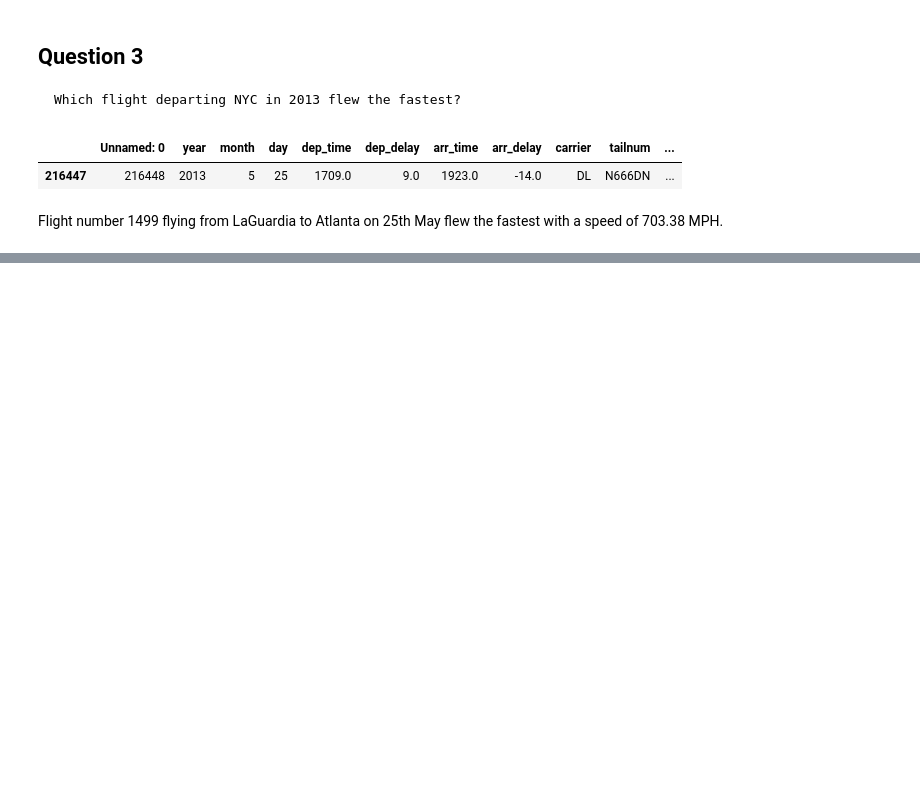
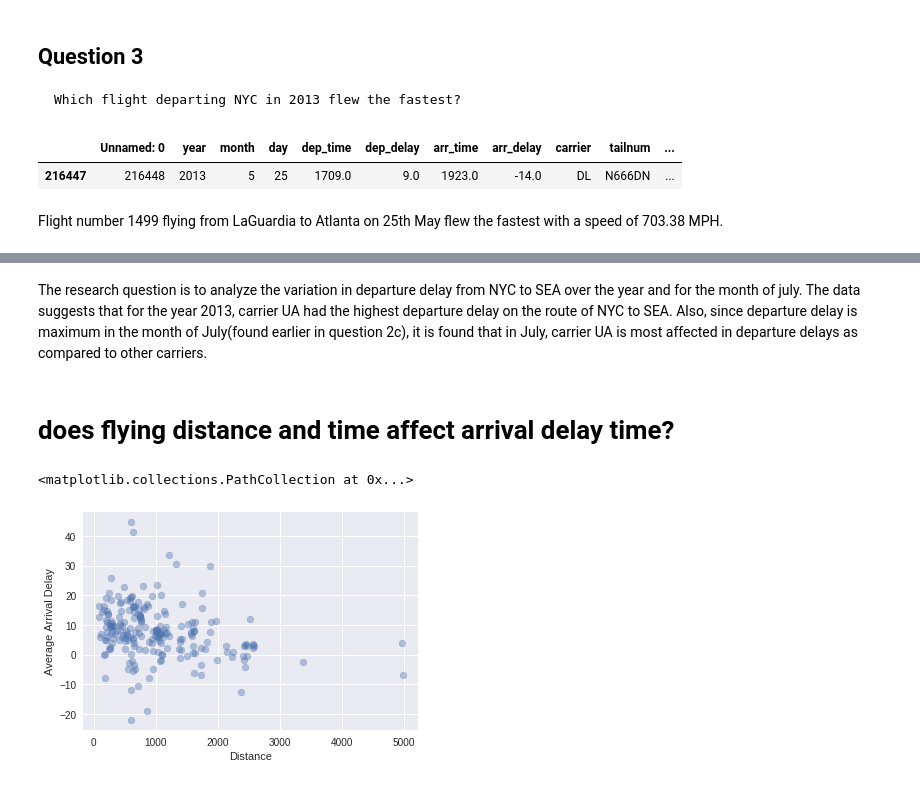
Before and after one commit to Naif6003/LearningJournal, a Jupyter notebook: Python/MachineLearning_Problems/ProblemSet_01/Weather.ipynb, the cells around one changed output, grey strips where cells are left out. Saved outputs shown, nothing was run; the diff lists cells and outputs as text; code cells hidden in the pictures; blank space fills up the shorter version.

```diff
--- a/Python/MachineLearning_Problems/ProblemSet_01/Weather.ipynb
+++ b/Python/MachineLearning_Problems/ProblemSet_01/Weather.ipynb
@@ -360,0 +525,20 @@ flights_df[(flights_df.speed == flights_df.speed.max())]
+# %% [markdown]
+The research question is to analyze the variation in departure delay from NYC to SEA over the year and for the month of july. The data suggests that for the year 2013, carrier UA had the highest departure delay on the route of NYC to SEA. Also, since departure delay is maximum in the month of July(found earlier in question 2c), it is found that in July, carrier UA is most affected in departure delays as compared to other carriers.
+# %% [markdown]
+# does flying distance and time affect arrival delay time?
+# %%
+import statsmodels.api as sm
+%matplotlib inline
+
+# create a data frame that stores 2 variables: distance and arrival delay
+dist_delay = flights_df.groupby('distance', as_index = False)['arr_delay'].mean()
+
+# plot a scatter plot that takes distance as predictor, and arrival delay as response
+x = dist_delay.distance
+y = dist_delay.arr_delay
+plt.xlabel("Distance")
+plt.ylabel("Average Arrival Delay")
+plt.scatter(x, y, alpha=0.4)
+# %% [output]
+<matplotlib.collections.PathCollection at 0x...>
+[figure, added]
```
Also changed, not shown: parts of 110 cells of this notebook, 2 other files.
